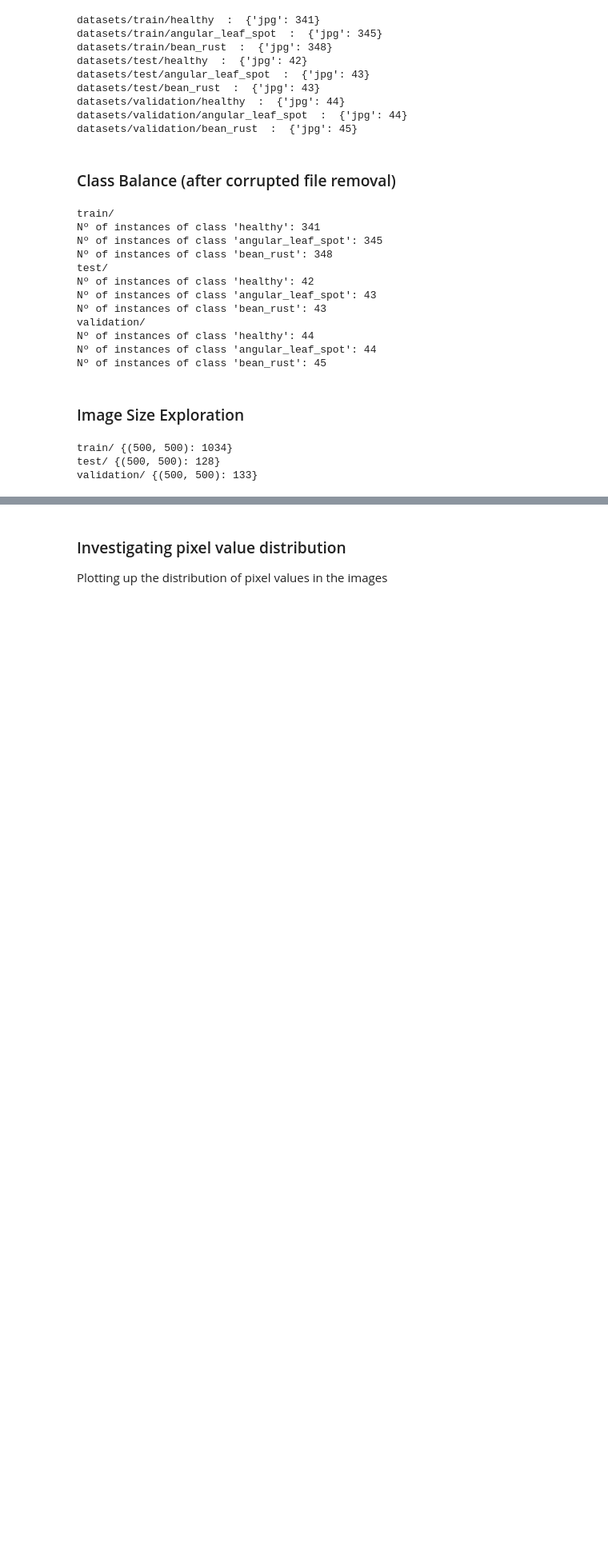
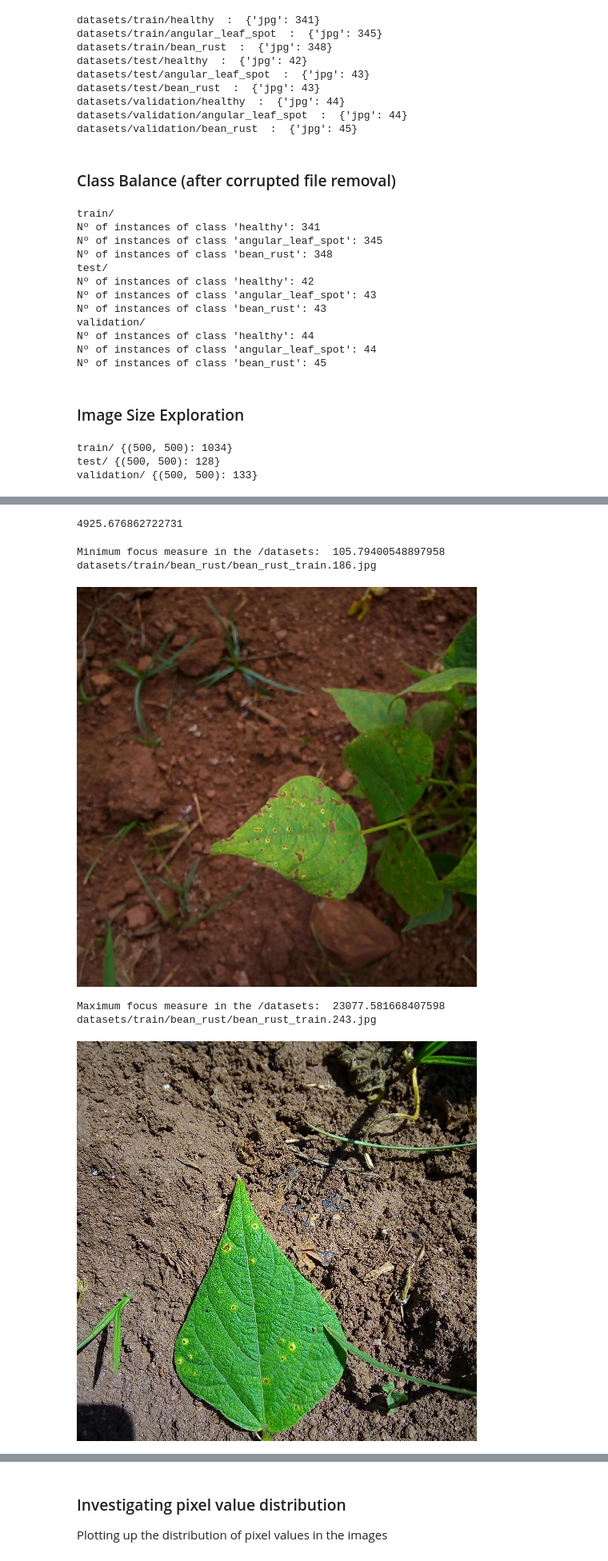
Before and after one commit to iryna-savchuk/DL_project, a Jupyter notebook: 1.explore.ipynb, the cells around one changed output, grey strips where cells are left out. Shown at 80% size. Drawn from its saved outputs; the diff is of its cells as text; code cells hidden in the pictures; blank space fills up the shorter version.

Commit message:
Added check for blurriness

```diff
--- a/1.explore.ipynb
+++ b/1.explore.ipynb
@@ -201,0 +207,38 @@ validation/ {(500, 500): 133}
+# %%
+def variance_of_laplacian(image):
+  return cv2.Laplacian(image, cv2.CV_64F).var()
+
+# Checking variance of Laplacian for a random picture
+image_path = "/content/datasets/train/healthy/healthy_train.0.jpg"
+image = cv2.imread(image_path)
+variance_of_laplacian(image)
+# %% [output]
+4925.676862722731
+# %%
+min_blurring = 1000000
+max_blurring = 0
+min_img = ""
+max_img = ""
+for split in [training_folder, testing_folder, validation_folder]:
+  for c in classes:
+    image_names_lst = os.listdir(data_folder + split + f"/{c}")
+    for image_name in image_names_lst:
+      image_path = os.path.join(data_folder, split, c, image_name)
+      image = cv2.imread(image_path)
+      var = variance_of_laplacian(image)
+      if var > max_blurring:
+        max_blurring = var
+        max_img = image_path
+      if var < min_blurring:
+        min_blurring = var
+        min_img = image_path
+
+print("Minimum focus measure in the /datasets: ", min_blurring, "  ", min_img)
+Image.open(min_img).show()
+print("\nMaximum focus measure in the /datasets: ", max_blurring, "  ", max_img)
+Image.open(max_img).show()
+# %% [output]
+Minimum focus measure in the /datasets:  105.79400548897958    datasets/train/bean_rust/bean_rust_train.186.jpg
+[figure, added]
+Maximum focus measure in the /datasets:  23077.581668407598    datasets/train/bean_rust/bean_rust_train.243.jpg
+[figure, added]
```
Also changed, not shown: parts of 16 cells of this notebook.
